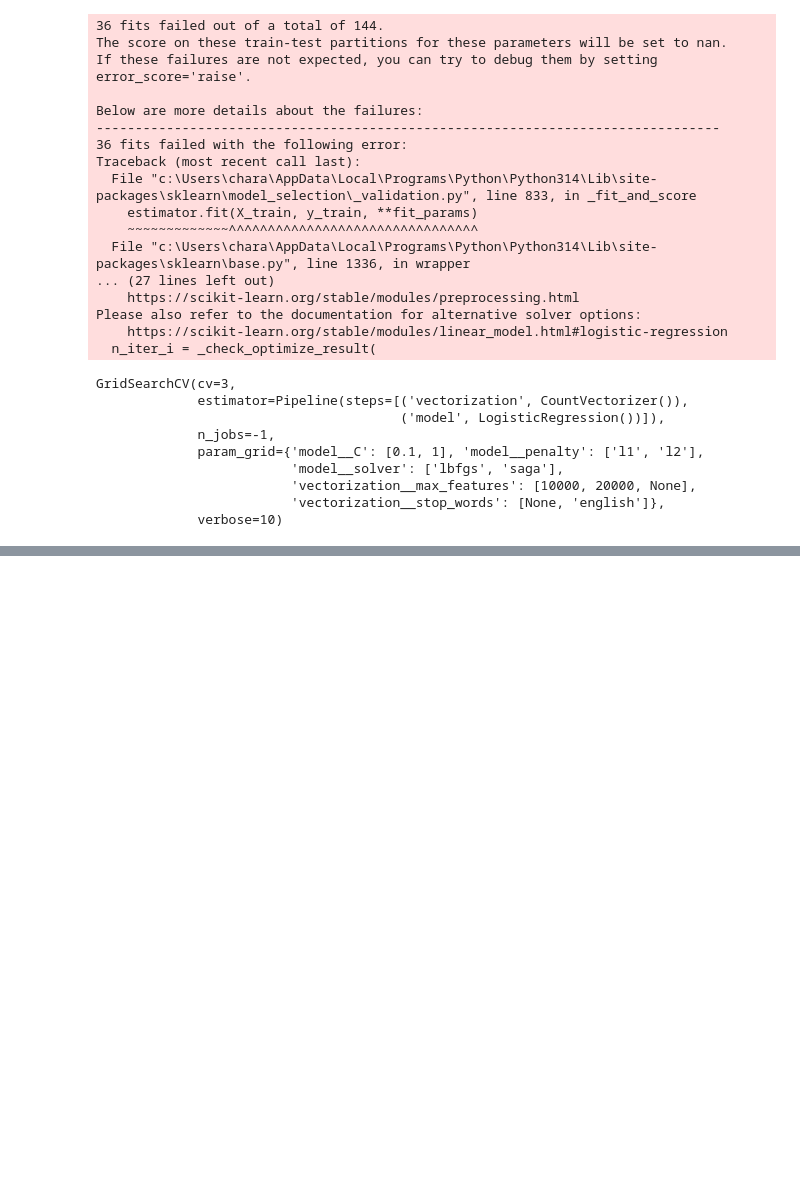
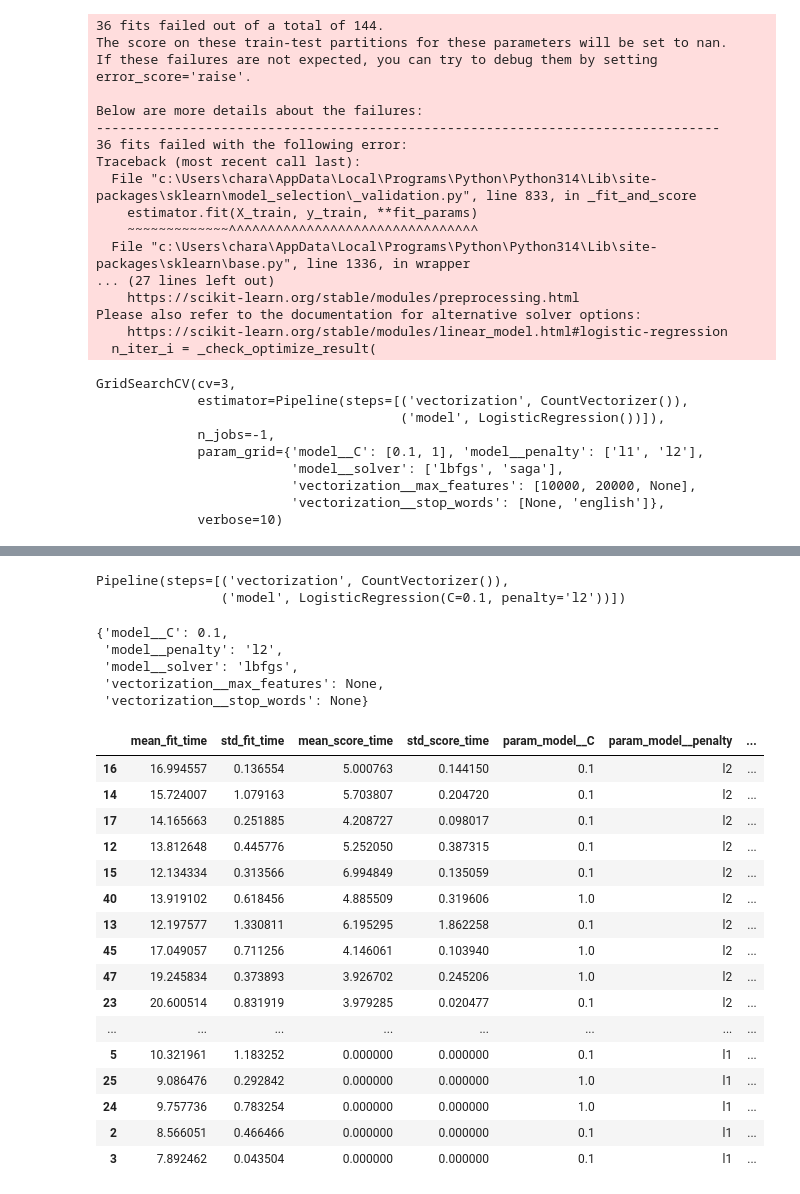
Before and after one commit to Charanmareddy/Machine-Learning-Portfolio, a Jupyter notebook: Vectorization/count_vectorizer.ipynb, the cells around one changed output, grey strips where cells are left out. Drawn from its saved outputs; the diff is of its cells as text; code cells hidden in the pictures; blank space fills up the shorter version.

```diff
--- a/Vectorization/count_vectorizer.ipynb
+++ b/Vectorization/count_vectorizer.ipynb
@@ -101,0 +122,35 @@ GridSearchCV(cv=3,
+# %%
+model.best_estimator_
+# %% [output]
+Pipeline(steps=[('vectorization', CountVectorizer()),
+                ('model', LogisticRegression(C=0.1, penalty='l2'))])
+# %%
+model.best_params_
+# %% [output]
+{'model__C': 0.1,
+ 'model__penalty': 'l2',
+ 'model__solver': 'lbfgs',
+ 'vectorization__max_features': None,
+ 'vectorization__stop_words': None}
+# %%
+results = pd.DataFrame(model.cv_results_)
+# %%
+results.sort_values(by='rank_test_score')
+# %% [output]
+|  | mean_fit_time | std_fit_time | mean_score_time | std_score_time | param_model__C | param_model__penalty | ... |
+| 16 | 16.994557 | 0.136554 | 5.000763 | 0.144150 | 0.1 | l2 | ... |
+| 14 | 15.724007 | 1.079163 | 5.703807 | 0.204720 | 0.1 | l2 | ... |
+| 17 | 14.165663 | 0.251885 | 4.208727 | 0.098017 | 0.1 | l2 | ... |
+| 12 | 13.812648 | 0.445776 | 5.252050 | 0.387315 | 0.1 | l2 | ... |
+| 15 | 12.134334 | 0.313566 | 6.994849 | 0.135059 | 0.1 | l2 | ... |
+| 40 | 13.919102 | 0.618456 | 4.885509 | 0.319606 | 1.0 | l2 | ... |
+| 13 | 12.197577 | 1.330811 | 6.195295 | 1.862258 | 0.1 | l2 | ... |
+| 45 | 17.049057 | 0.711256 | 4.146061 | 0.103940 | 1.0 | l2 | ... |
+| 47 | 19.245834 | 0.373893 | 3.926702 | 0.245206 | 1.0 | l2 | ... |
+| 23 | 20.600514 | 0.831919 | 3.979285 | 0.020477 | 0.1 | l2 | ... |
+| ... | ... | ... | ... | ... | ... | ... | ... |
+| 5 | 10.321961 | 1.183252 | 0.000000 | 0.000000 | 0.1 | l1 | ... |
+| 25 | 9.086476 | 0.292842 | 0.000000 | 0.000000 | 1.0 | l1 | ... |
+| 24 | 9.757736 | 0.783254 | 0.000000 | 0.000000 | 1.0 | l1 | ... |
+| 2 | 8.566051 | 0.466466 | 0.000000 | 0.000000 | 0.1 | l1 | ... |
+| 3 | 7.892462 | 0.043504 | 0.000000 | 0.000000 | 0.1 | l1 | ... |
```
Also changed, not shown: parts of 7 cells of this notebook, 2 other files.
